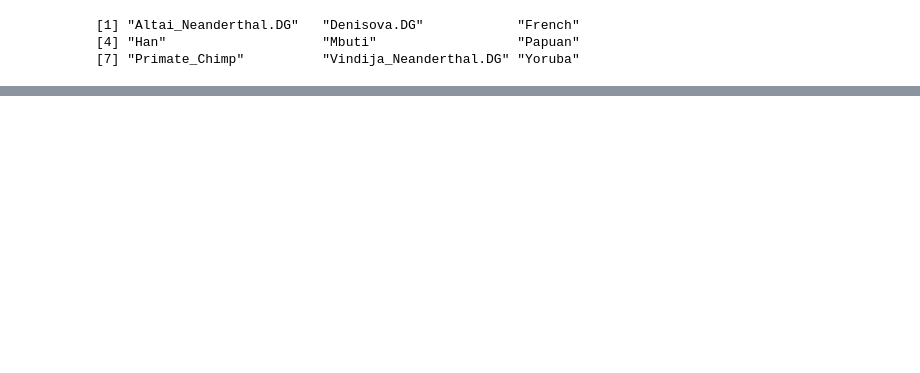
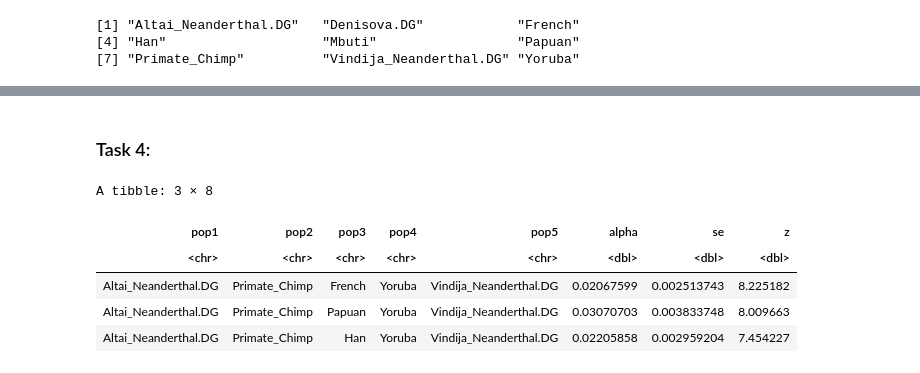
Before and after one commit to popgenDK/courses, a Jupyter notebook: summer2023/DfFstats/popgen23_f_stats.ipynb, the cells around one changed output, grey strips where cells are left out. Saved outputs shown, nothing was run; the diff lists cells and outputs as text; code cells hidden in the pictures; blank space fills up the shorter version.

```diff
--- a/summer2023/DfFstats/popgen23_f_stats.ipynb
+++ b/summer2023/DfFstats/popgen23_f_stats.ipynb
@@ -240,0 +269,11 @@ pop_mat = expand.grid('Altai_Neanderthal.DG', 'Primate_Chimp', c('French', 'Papu
+# %% [markdown]
+### Task 4:
+# %%
+ancient %>% qpf4ratio(pops= pop_mat)
+# %% [output]
+A tibble: 3 × 8
+| pop1 | pop2 | pop3 | pop4 | pop5 | alpha | se | z |
+| <chr> | <chr> | <chr> | <chr> | <chr> | <dbl> | <dbl> | <dbl> |
+| Altai_Neanderthal.DG | Primate_Chimp | French | Yoruba | Vindija_Neanderthal.DG | 0.02067599 | 0.002513743 | 8.225182 |
+| Altai_Neanderthal.DG | Primate_Chimp | Papuan | Yoruba | Vindija_Neanderthal.DG | 0.03070703 | 0.003833748 | 8.009663 |
+| Altai_Neanderthal.DG | Primate_Chimp | Han | Yoruba | Vindija_Neanderthal.DG | 0.02205858 | 0.002959204 | 7.454227 |
```
Also changed, not shown: parts of 13 cells of this notebook.
